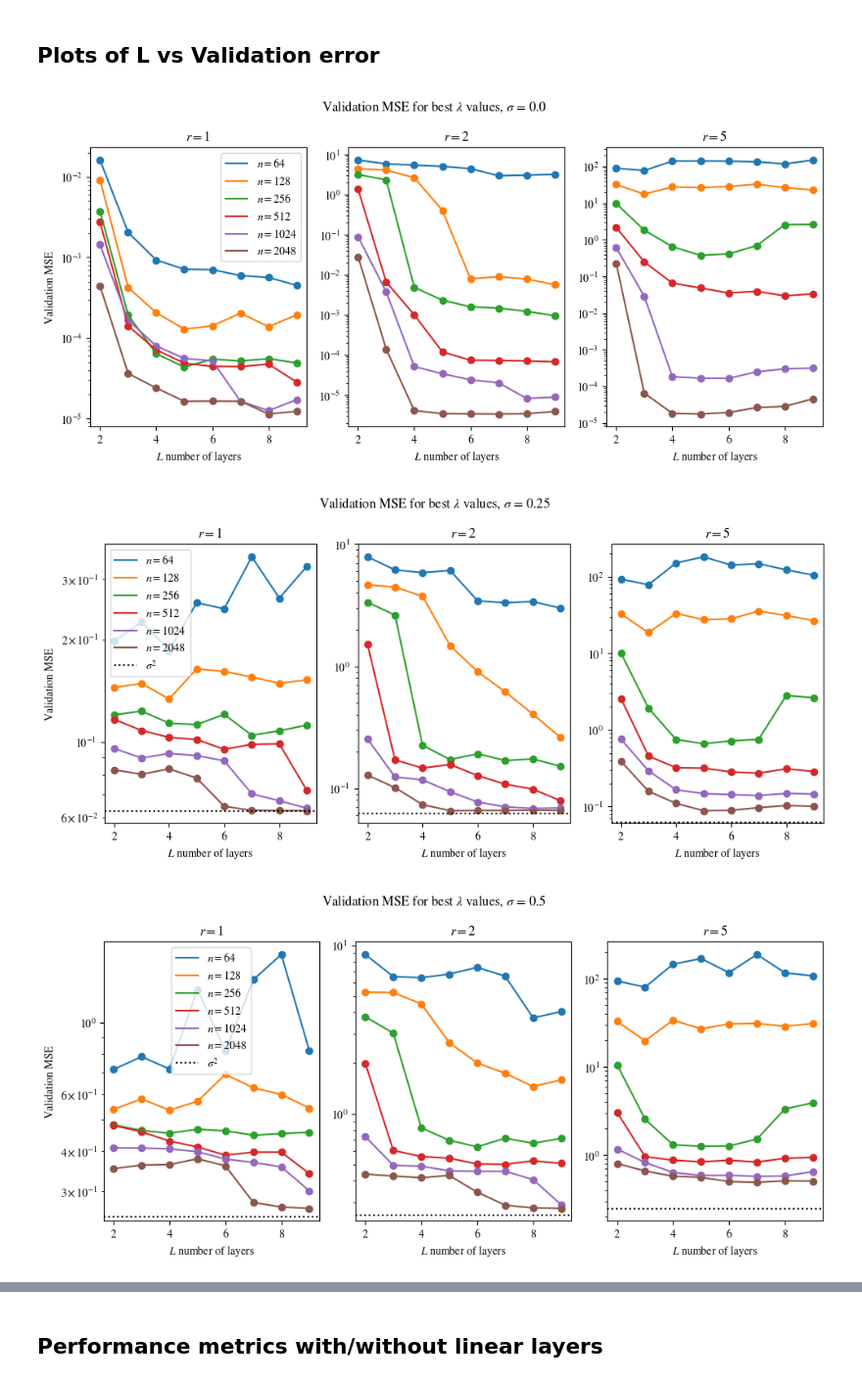
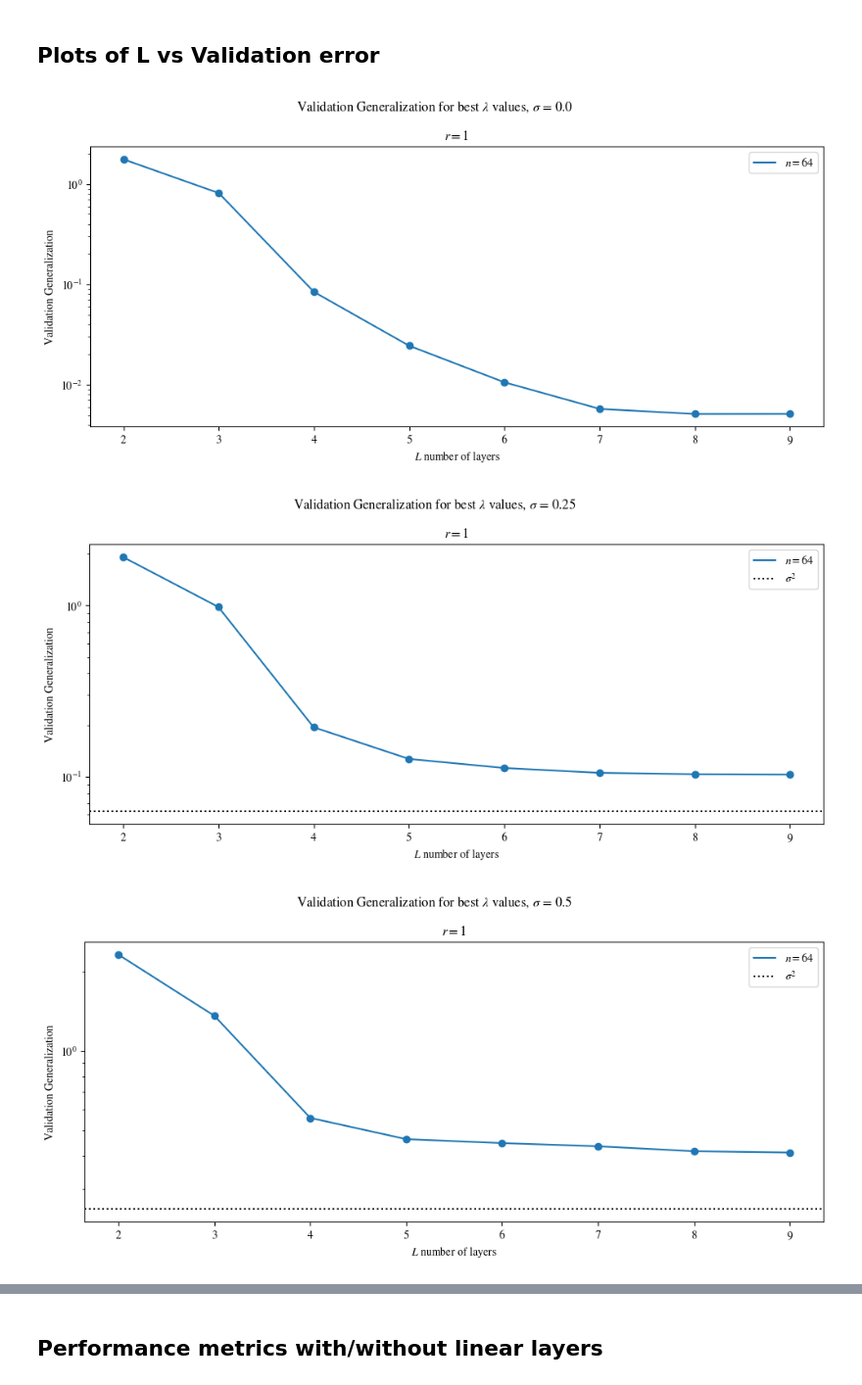
Before and after one commit to suzannastep/linear_layers_experiments, a Jupyter notebook: plotting_results.ipynb, the cells around one changed output, grey strips where cells are left out. Shown at 98% size. Drawn from its saved outputs; the diff is of its cells as text; code cells hidden in the pictures.

```diff
--- a/plotting_results.ipynb
+++ b/plotting_results.ipynb
@@ -8,7 +8,7 @@ from matplotlib.lines import Line2D
 # %% [markdown]
 # load data and create pandas table
 # %%
-job_name = "new_targets"
+job_name = "new_targets_SGD"
 res = pd.read_pickle(job_name+"_results")
 # %%
 res
@@ -33,0 +34,2 @@ assert sum(res["Final Train MSE"] >= trainMSE_threshold + res["sigma"]) == 0
+# %%
+res = res[res["Final Train MSE"] < trainMSE_threshold + res["sigma"]] #filtering out bad fits
@@ -36,7 +54,7 @@ assert sum(res["Final Train MSE"] >= trainMSE_threshold + res["sigma"]) == 0
 # %% [markdown]
 ##  determine the lambda parameter that gets the best Validation MSE for each (r,n,L)
 # %%
-validationmse_vs_lambda = res.pivot_table(values="Validation MSE",index = ("r","sigma","n","L","Activations"),columns=["lambda"])
+validationmse_vs_lambda = res.pivot_table(values="Validation Generalization",index = ("r","sigma","n","L","Activations"),columns=["lambda"])
 validationmse_vs_lambda
 # %% [output]
 |  |  |  |  | lambda | 0.00001 | 0.00010 | 0.00100 |
@@ -188,7 +185,8 @@ matplotlib.rcParams['font.family'] = 'STIXGeneral'
 #all the singular values
 for std in res.sigma.unique():
     f, ax = plt.subplots(nrows=len(res.r.unique()), ncols=len(res.n.unique()), sharex=True, sharey=True, figsize=(10,2.4))
-    if len(res.r.unique()) == 1: ax = ax[np.newaxis]
+    ax = np.array([[ax]])
+    # if len(res.r.unique()) == 1: ax = ax[np.newaxis]
     for rownum,row in res.iterrows():
         if row['sigma'] == std:
             whichrow = np.where(row['r'] == res.r.unique())[0][0]
@@ -290,28 +288,28 @@ for std in res.sigma.unique():
 # %%
 for std in res["sigma"].unique():
     f, ax = plt.subplots(ncols=len(res.r.unique()),nrows=1, sharex=True, sharey=False, figsize=(10,4.8))
     if len(res.r.unique()) == 1: ax = [ax]
     for rnum,r in enumerate(res.r.unique()):
         for n in res.n.unique():
                 res_rnstd = res[(res.r == r) * (res.n == n) * (res["sigma"] == std)]
-                ax[rnum].scatter(res_rnstd.L,res_rnstd[["Validation MSE"]])
-                ax[rnum].semilogy(res_rnstd.L,res_rnstd[["Validation MSE"]],label=rf"$n={n}$")
+                ax[rnum].scatter(res_rnstd.L,res_rnstd[["Validation Generalization"]])
+                ax[rnum].semilogy(res_rnstd.L,res_rnstd[["Validation Generalization"]],label=rf"$n={n}$")
                 for _,model in res_rnstd.iterrows():
                     text = rf'$\lambda = {model["lambda"]:.0e}$' + f'\nfit {model["Final Train MSE"]:.1e}\nwd{model["Final Weight Decay"]:.1e}'
-                    # ax[rnum].annotate(text,[model.L,model[["Validation MSE"]]],fontsize=1)
+                    # ax[rnum].annotate(text,[model.L,model[["Validation Generalization"]]],fontsize=1)
         ax[rnum].set_xlabel("$L$ number of layers")
         ax[rnum].set_title(rf"$r={r}$")
         if std > 0:
             ax[rnum].axhline(y=std**2, color='k', linestyle=':',label="$\sigma^2$")
-        ax[0].set_ylabel("Validation MSE")
-        f.suptitle(rf"Validation MSE for best $\lambda$ values, $\sigma$ = {std}")
+        ax[0].set_ylabel("Validation Generalization")
+        f.suptitle(rf"Validation Generalization for best $\lambda$ values, $\sigma$ = {std}")
     ax[0].legend()
     f.tight_layout()
     if int(std) == std:
         std = int(std)
     f.savefig(job_name+f"_labelnoise{std}_ValidationMSE.pdf",dpi=300)
     plt.show()
 # %% [output]
-[figure, old version]
+[figure, new version]
-[figure, old version]
+[figure, new version]
-[figure, old version]
+[figure, new version]
```
Also changed, not shown: parts of 16 cells of this notebook, 15 other files.
